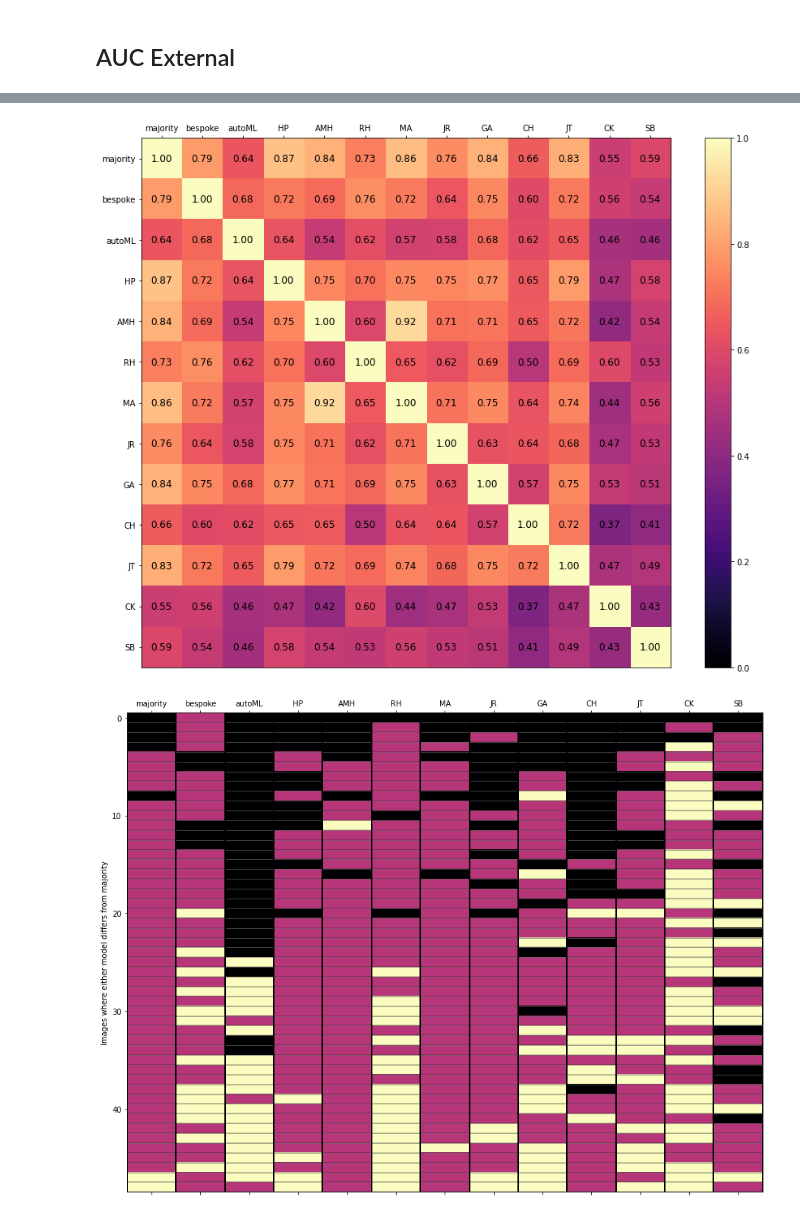
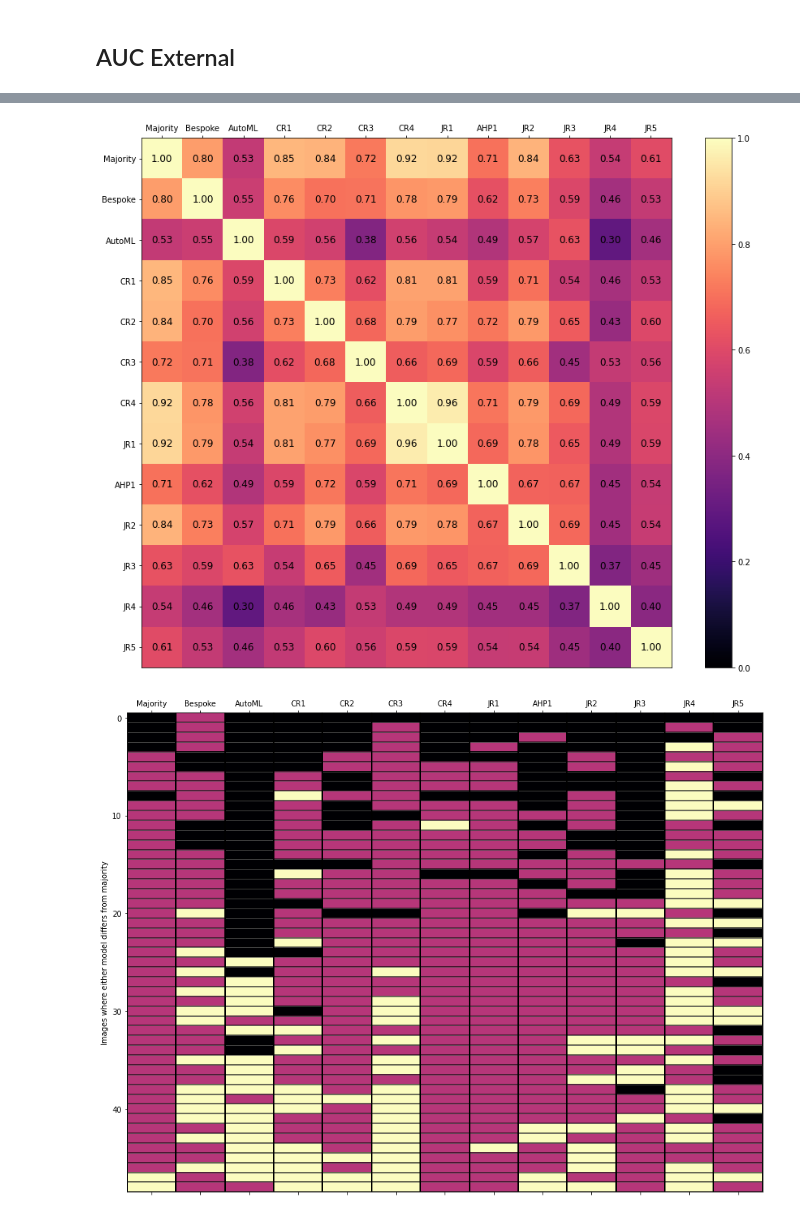
Before and after one commit to MoorfieldsInnovationLab/ROP, a Jupyter notebook: model_development/Figures.ipynb, the cells around one changed output, grey strips where cells are left out. Cells and saved outputs as stored; diff of their text form; code cells hidden in the pictures.

Commit message:
updating Figures

```diff
--- a/model_development/Figures.ipynb
+++ b/model_development/Figures.ipynb
@@ -50,3 +50,14 @@ def auc_scores(reference, class_name, header, rows, bootstrap_rows):
     return result
 # %% [markdown]
 ## AUC Internal
+# %%
+graders_x_axis_ordered = ('majority', 'bespoke', 'autoML',
+                          'GA', 'HP', 'RH', 'AMH', 'MA', 'JR', 'JT', 'CH', 'CK', 'SB'
+                         )
+labels = ('Majority', 'Bespoke', 'AutoML',
+          'CR1', 'CR2', 'CR3', 'CR4',
+          'JR1', 'AHP1',
+          'JR2', 'JR3', 'JR4', 'JR5'
+         )
+labels_map = {k:v for k, v in zip(graders_x_axis_ordered, labels)}
+labels_map
@@ -178,5 +221,5 @@ for i, grader in enumerate(graders[:10]):
 # %%
-def plot_confusion(keys, matrix):
+def plot_confusion(keys, labels, matrix):
     n, n = matrix.shape
     fig = plt.figure(figsize=(15, 12))
     plt.clf()
@@ -191,24 +234,26 @@ def plot_confusion(keys, matrix):
     ax.set_xticks(range(0, n))
     ax.xaxis.tick_top()
     ax.set_yticks(range(n-1, -1, -1))
-    ax.set_xticklabels(keys)
-    ax.set_yticklabels(keys[::-1])
+    ax.set_xticklabels(labels)
+    ax.set_yticklabels(labels[::-1])
     ax.set_xlim(-0.5, n-0.5)
     ax.set_ylim(n-0.5, -0.5)
     cb = fig.colorbar(r)
 # %%
-graders_x_axis_ordered = ('majority', 'bespoke', 'autoML', *graders[:10])
+
 kappa_matrix = np.array([[cohen_kappa_score(
-            [row[header_int.index(r)] for row in data_int],
-            [row[header_int.index(o)] for row in data_int])
+    [row[header_int.index(r)] for row in data_int],
+    [row[header_int.index(o)] for row in data_int],
+    weights='quadratic'
+)
   for o in graders_x_axis_ordered
   ]
  for r in graders_x_axis_ordered
 ])
 # %%
-plot_confusion(graders_x_axis_ordered, kappa_matrix)
+plot_confusion(graders_x_axis_ordered, labels, kappa_matrix)
 # %% [output]
-[figure, old version]
+[figure, new version]
 # %%
 def get_row(key):
     i = header_int.index(key)
@@ -239,17 +282,14 @@ fig = plt.figure(figsize=(15, 12))
 ax = fig.gca()
 ax.matshow(matrix[models_disagree][order], aspect = 0.2, interpolation='none', cmap='magma')
 #labels = (*graders_x_axis_ordered, 'bespoke', 'autoML')
-labels = graders_x_axis_ordered
-ax.set_xticks(range(len(labels)))
 
 
-ax.set_xticks(np.arange(0, len(labels)))
-
-ax.set_xticklabels(labels)
+ax.set_xticks(np.arange(0, len(graders_x_axis_ordered)))
+ax.set_xticklabels(labels_map[grader] for grader in graders_x_axis_ordered)
 
 
 for i in range(len(order)+1):
-    plt.axhline(i-0.5, c='k', linewidth=2, alpha=0.2)
+    plt.axhline(i-0.5, c='k', linewidth=2, alpha=0.6)
 for i in range(len(order)+1):
     plt.axhline(i-0.5, c='gray', linewidth=0.5, alpha=1)
 
@@ -259,4 +299,4 @@ for i in range(len(labels)+1):
 plt.ylabel('Images where either model differs from majority')
 plt.show()
 # %% [output]
-[figure, old version]
+[figure, new version]
```
Also changed, not shown: parts of 11 cells of this notebook.
